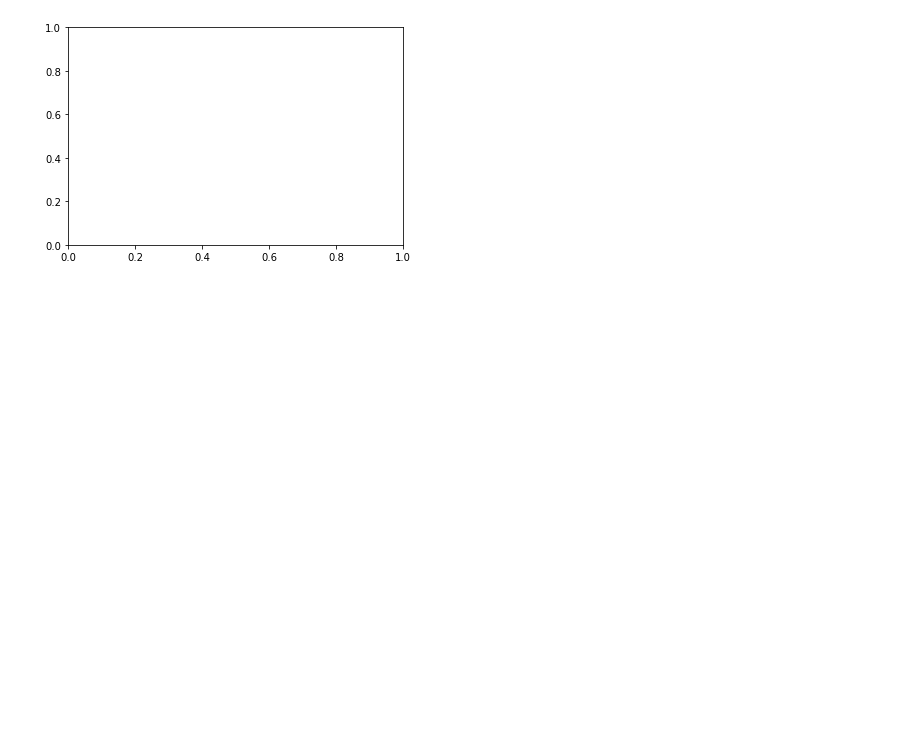
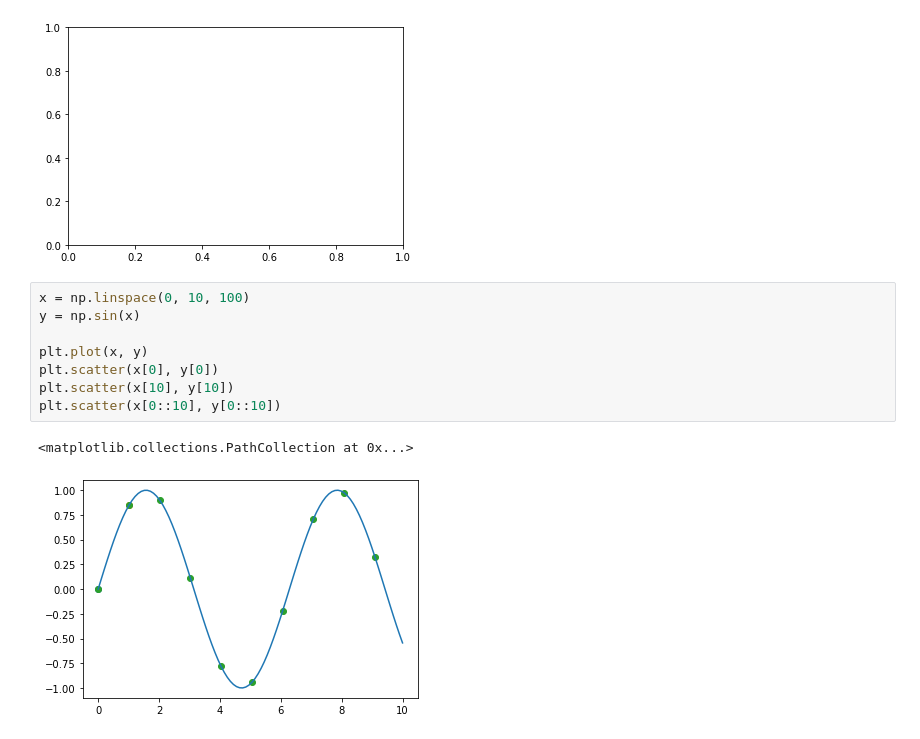
Before and after one commit to casparwb/Intro_to_CLS, a Jupyter notebook: ass1/Untitled.ipynb, the cells around one changed output. Saved outputs shown, nothing was run; the diff lists cells and outputs as text; blank space fills up the shorter version.

```diff
--- a/ass1/Untitled.ipynb
+++ b/ass1/Untitled.ipynb
@@ -44,3 +44,14 @@ plt.plot(days, integrand(days, 0.48, 1.95))
 # %% [output]
 ValueError: x and y must have same first dimension, but have shapes (14,) and (1,)
 [figure]
+# %%
+x = np.linspace(0, 10, 100)
+y = np.sin(x)
+
+plt.plot(x, y)
+plt.scatter(x[0], y[0])
+plt.scatter(x[10], y[10])
+plt.scatter(x[0::10], y[0::10])
+# %% [output]
+<matplotlib.collections.PathCollection at 0x...>
+[figure, added]
```
Also changed, not shown: parts of 1 cell of this notebook, 16 other files.
